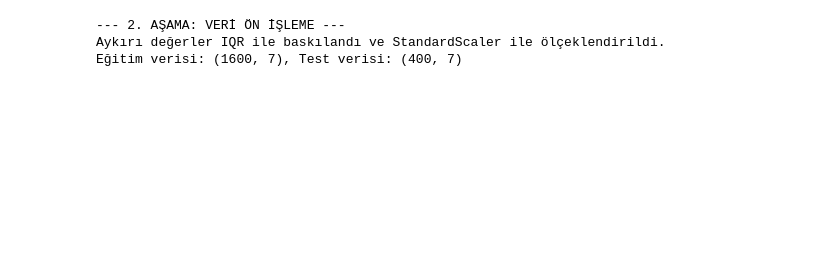
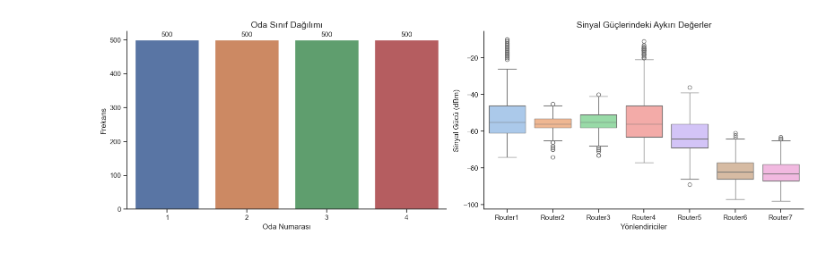
Before and after one commit to fuatefeozdemir/Wireless-Indoor-Localization, a Jupyter notebook: wifi_localization.ipynb, the cells around one changed output. Cells and saved outputs as stored; diff of their text form; code cells hidden in the pictures; blank space fills up the shorter version.

```diff
--- a/wifi_localization.ipynb
+++ b/wifi_localization.ipynb
@@ -61,38 +32,22 @@ Name: count, dtype: int64
 # %%
-print("--- 2. AŞAMA: VERİ ÖN İŞLEME ---")
+fig, axes = plt.subplots(1, 2, figsize=(16, 5))
 
-# IQR Yöntemi ile Aykırı Değerleri Sınırlandırma (Capping)
-def cap_outliers_iqr(dataframe, col):
-    Q1 = dataframe[col].quantile(0.25)
-    Q3 = dataframe[col].quantile(0.75)
-    IQR = Q3 - Q1
-    lower_bound = Q1 - 1.5 * IQR
-    upper_bound = Q3 + 1.5 * IQR
+# Sınıf Dağılımı Grafiği
+sns.countplot(data=df, x='Room', palette="deep", ax=axes[0])
+axes[0].set_title("Oda Sınıf Dağılımı")
+axes[0].set_xlabel("Oda Numarası")
+axes[0].set_ylabel("Frekans")
+for container in axes[0].containers:
+    axes[0].bar_label(container, padding=3)
 
-    dataframe[col] = np.where(dataframe[col] < lower_bound, lower_bound, dataframe[col])
-    dataframe[col] = np.where(dataframe[col] > upper_bound, upper_bound, dataframe[col])
-    return dataframe
+# Aykırı Değerler (Boxplot)
+sns.boxplot(data=df.drop('Room', axis=1), palette="pastel", ax=axes[1])
+axes[1].set_title("Sinyal Güçlerindeki Aykırı Değerler")
+axes[1].set_ylabel("Sinyal Gücü (dBm)")
+axes[1].set_xlabel("Yönlendiriciler")
 
-df_clean = df.copy()
-for col in df_clean.columns[:-1]:
-    df_clean = cap_outliers_iqr(df_clean, col)
-
-# Özellikler (X) ve Hedef Sınıf (y) Ayırımı
-X = df_clean.drop('Room', axis=1)
-y = df_clean['Room']
-
-# Veriyi Eğitim (%80) ve Test (%20) Olarak Bölme
-X_train, X_test, y_train, y_test = train_test_split(X, y, test_size=0.2, random_state=42, stratify=y)
-
-# StandardScaler ile Tüm Sinyal Değerlerini Aynı Ölçeğe Getirme
-scaler = StandardScaler()
-X_train_scaled = scaler.fit_transform(X_train)
-X_test_scaled = scaler.transform(X_test)
-
-print("Aykırı değerler IQR ile baskılandı ve StandardScaler ile ölçeklendirildi.")
-print(f"Eğitim verisi: {X_train_scaled.shape}, Test verisi: {X_test_scaled.shape}")
+plt.tight_layout()
+plt.show()
 # %% [output]
---- 2. AŞAMA: VERİ ÖN İŞLEME ---
-Aykırı değerler IQR ile baskılandı ve StandardScaler ile ölçeklendirildi.
-Eğitim verisi: (1600, 7), Test verisi: (400, 7)
+[figure, added]
 # %%
```
Also changed, not shown: parts of 6 cells of this notebook.
